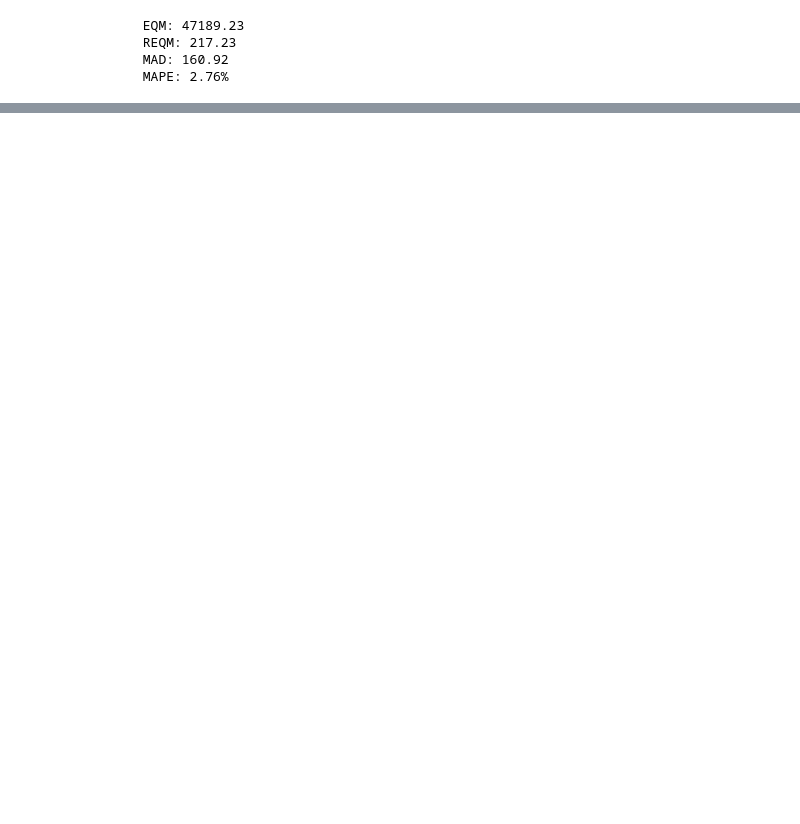
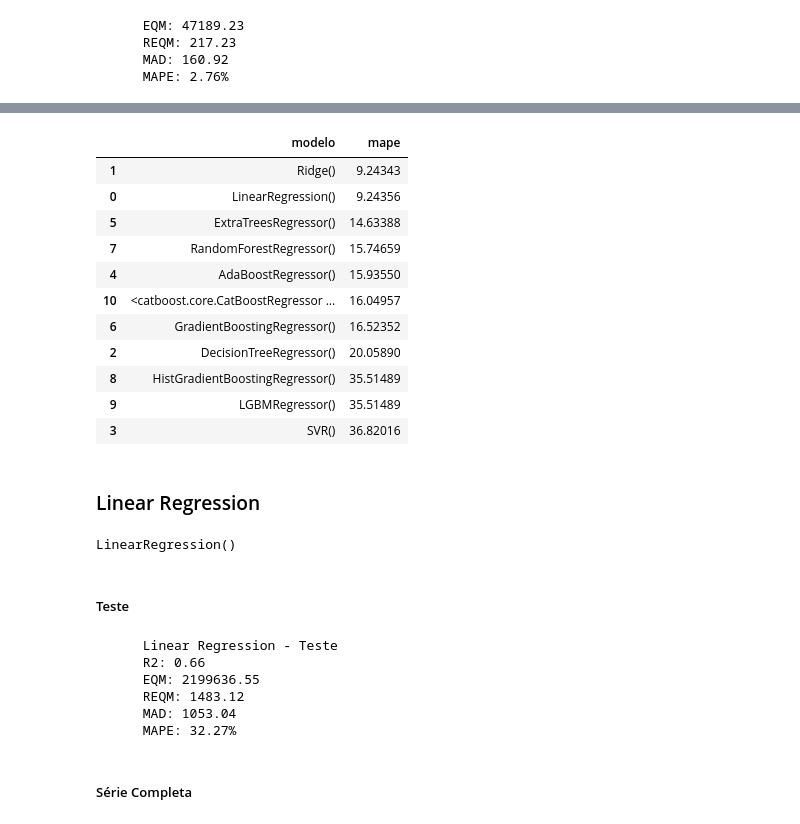
Before and after one commit to thiago-osorio/digital-house, a Jupyter notebook: projeto_integrador/Notebooks/modelagem.ipynb, the cells around one changed output, grey strips where cells are left out. Saved outputs shown, nothing was run; the diff lists cells and outputs as text; code cells hidden in the pictures; blank space fills up the shorter version.

```diff
--- a/projeto_integrador/Notebooks/modelagem.ipynb
+++ b/projeto_integrador/Notebooks/modelagem.ipynb
@@ -191,0 +262,5 @@ print(f'''
+# %%
+X_r = df_r.drop(['data', 'vendas'], axis=1)
+y_r = df_r['vendas']
+# %%
+X_r_treino, X_r_teste, y_r_treino, y_r_teste = train_test_split(X_r, y_r, train_size=0.65, random_state=123)
@@ -191,0 +269,61 @@ print(f'''
+# %%
+modelos = [LinearRegression(), Ridge(), DecisionTreeRegressor(), SVR(), AdaBoostRegressor(), ExtraTreesRegressor(), GradientBoostingRegressor(), RandomForestRegressor(), HistGradientBoostingRegressor(), LGBMRegressor(), CatBoostRegressor(verbose=False)]
+# %%
+modelos_score = []
+
+for modelo in modelos:
+    cv = cross_val_score(modelo, X_r_treino, y_r_treino, scoring='neg_mean_absolute_percentage_error')
+    modelos_score.append({'modelo': modelo, 'mape': cv.mean()*(-100)})
+# %%
+modelos_score = pd.DataFrame(modelos_score)
+modelos_score.sort_values(by='mape', ascending=True, inplace=True)
+modelos_score
+# %% [output]
+|  | modelo | mape |
+| 1 | Ridge() | 9.24343 |
+| 0 | LinearRegression() | 9.24356 |
+| 5 | ExtraTreesRegressor() | 14.63388 |
+| 7 | RandomForestRegressor() | 15.74659 |
+| 4 | AdaBoostRegressor() | 15.93550 |
+| 10 | <catboost.core.CatBoostRegressor ... | 16.04957 |
+| 6 | GradientBoostingRegressor() | 16.52352 |
+| 2 | DecisionTreeRegressor() | 20.05890 |
+| 8 | HistGradientBoostingRegressor() | 35.51489 |
+| 9 | LGBMRegressor() | 35.51489 |
+| 3 | SVR() | 36.82016 |
+# %% [markdown]
+### Linear Regression
+# %%
+linreg = LinearRegression()
+
+linreg.fit(X_r_treino, y_r_treino)
+# %% [output]
+LinearRegression()
+# %% [markdown]
+##### Teste
+# %%
+linreg_pred_teste = linreg.predict(X_r_teste)
+
+r2 = metrics.r2_score(y_r_teste, linreg_pred_teste)
+mse = metrics.mean_squared_error(y_r_teste, linreg_pred_teste)
+rmse = metrics.mean_squared_error(y_r_teste, linreg_pred_teste, squared=False)
+mad = metrics.mean_absolute_error(y_r_teste, linreg_pred_teste)
+mape = metrics.mean_absolute_percentage_error(y_r_teste, linreg_pred_teste)
+
+print(f'''
+      Linear Regression - Teste
+      R2: {round(r2,2)}
+      EQM: {round(mse,2)}
+      REQM: {round(rmse,2)}
+      MAD: {round(mad,2)}
+      MAPE: {round(mape*100,2)}%
+      ''')
+# %% [output]
+      Linear Regression - Teste
+      R2: 0.66
+      EQM: 2199636.55
+      REQM: 1483.12
+      MAD: 1053.04
+      MAPE: 32.27%
+# %% [markdown]
+##### Série Completa
```
Also changed, not shown: parts of 107 cells of this notebook, 4 other files.
